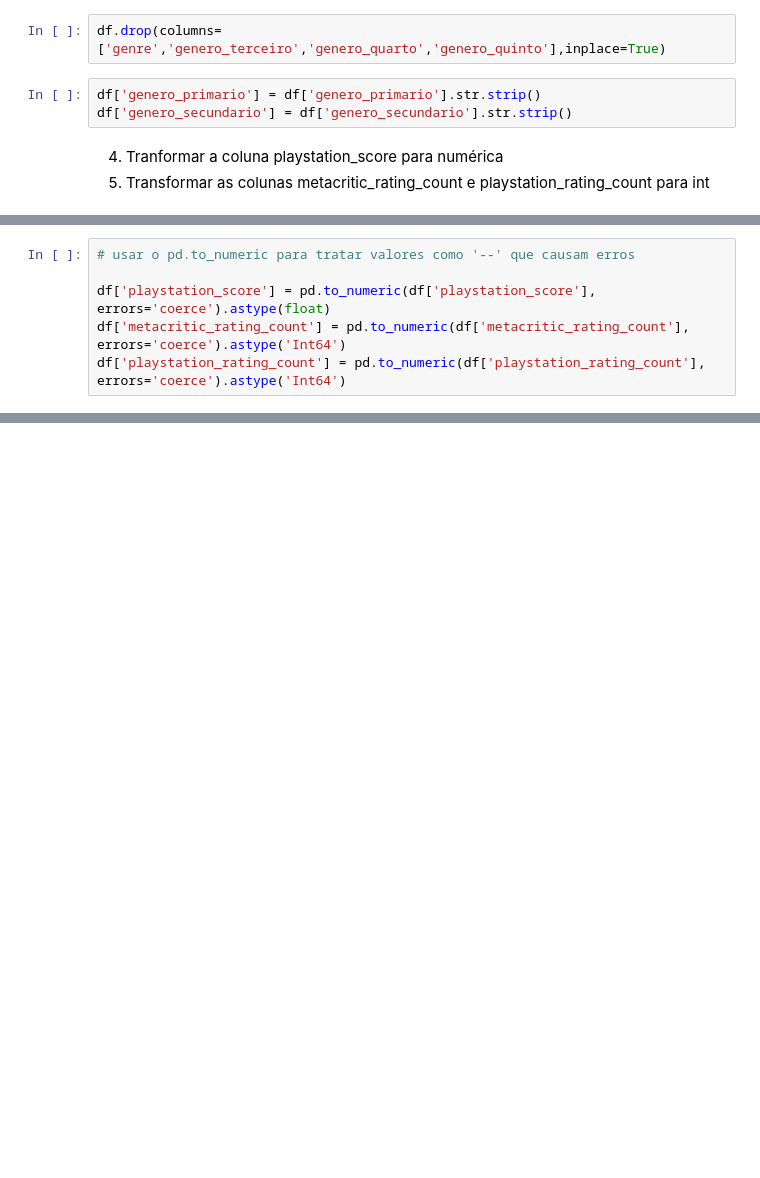
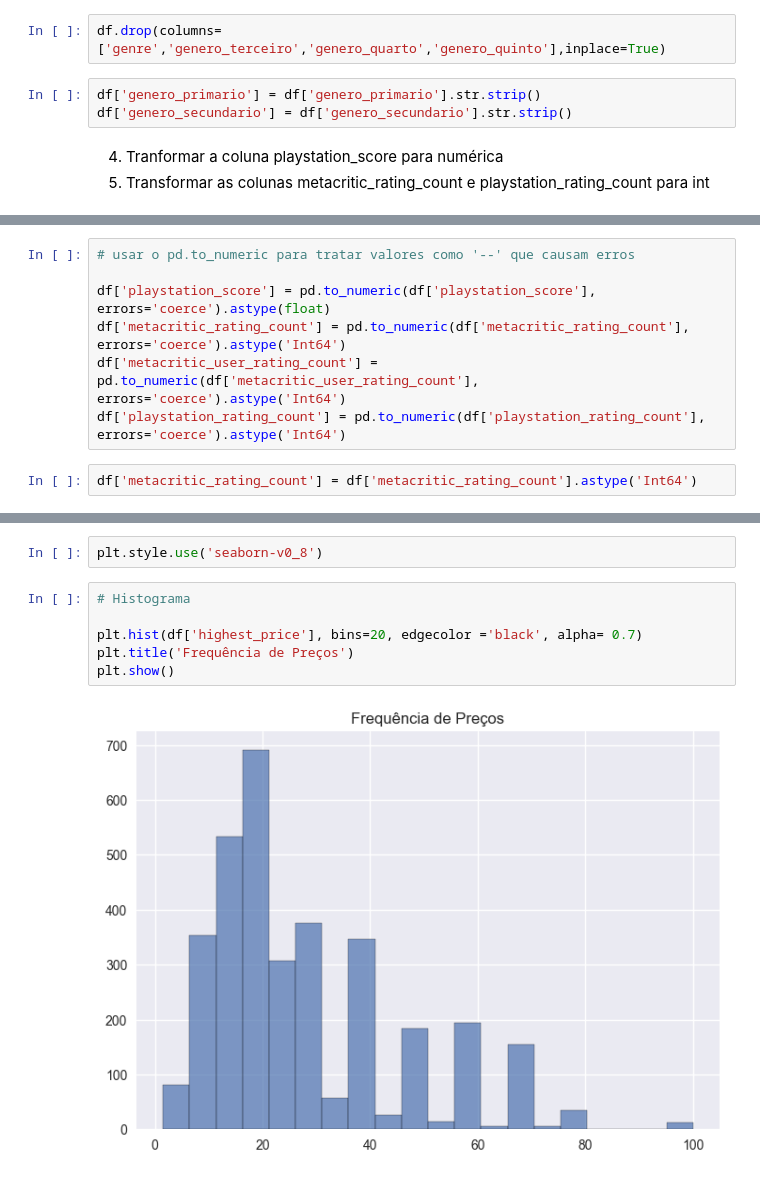
Before and after one commit to CesarNasc/datasets_analysis, a Jupyter notebook: 02_game_details/python/game_details.ipynb, the cells around one changed output, grey strips where cells are left out. Drawn from its saved outputs; the diff is of its cells as text; blank space fills up the shorter version.

```diff
--- a/02_game_details/python/game_details.ipynb
+++ b/02_game_details/python/game_details.ipynb
@@ -217,7 +217,10 @@ df.sample(5)
 
 df['playstation_score'] = pd.to_numeric(df['playstation_score'], errors='coerce').astype(float)
 df['metacritic_rating_count'] = pd.to_numeric(df['metacritic_rating_count'], errors='coerce').astype('Int64')
+df['metacritic_user_rating_count'] = pd.to_numeric(df['metacritic_user_rating_count'], errors='coerce').astype('Int64')
 df['playstation_rating_count'] = pd.to_numeric(df['playstation_rating_count'], errors='coerce').astype('Int64')
+# %%
+df['metacritic_rating_count'] = df['metacritic_rating_count'].astype('Int64')
 # %%
 df.info()
 # %% [output]
@@ -248,0 +288,10 @@ Standartização de texto:
+# %%
+plt.style.use('seaborn-v0_8')
+# %%
+# Histograma
+
+plt.hist(df['highest_price'], bins=20, edgecolor ='black', alpha= 0.7)
+plt.title('Frequência de Preços')
+plt.show()
+# %% [output]
+[figure, added]
```
Also changed, not shown: parts of 14 cells of this notebook.
